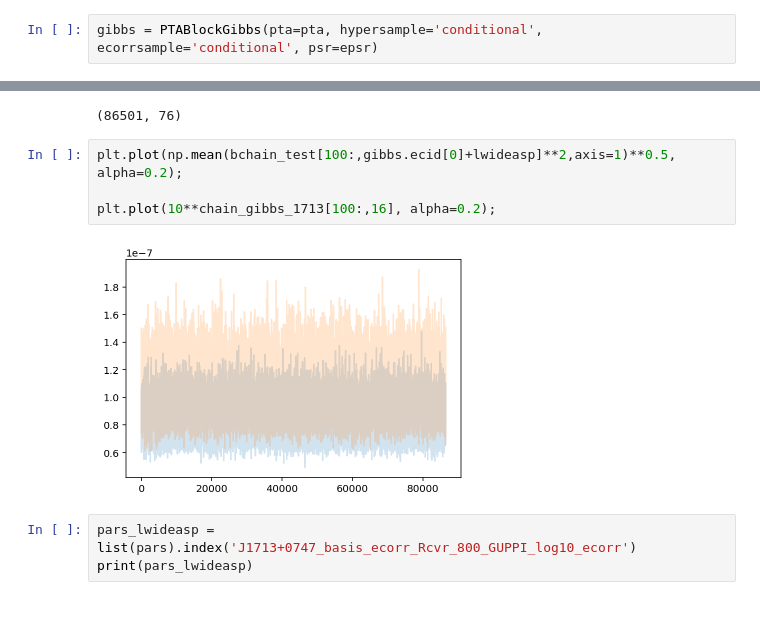
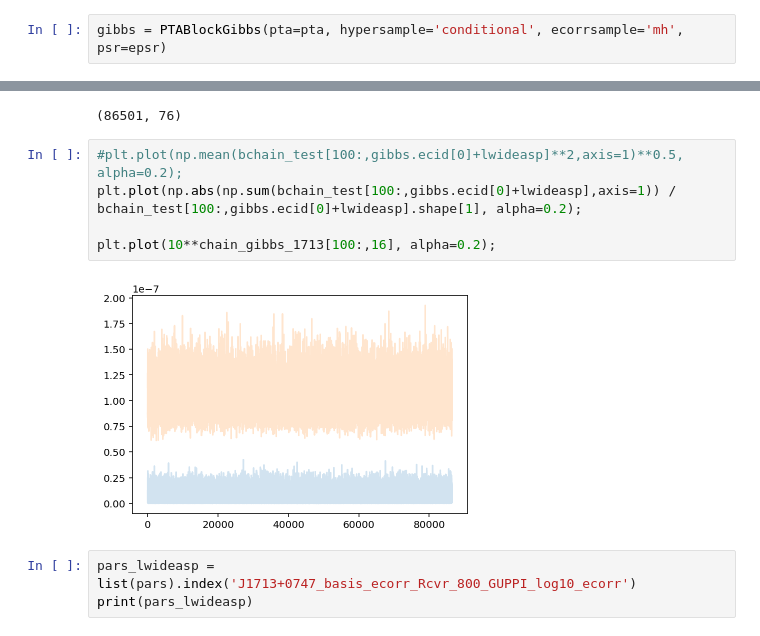
Before and after one commit to stevertaylor/pulsar_timing_gibbsspec, a Jupyter notebook: pta_gibbs_freespec.ipynb, the cells around one changed output, grey strips where cells are left out. Drawn from its saved outputs; the diff is of its cells as text.

```diff
--- a/pta_gibbs_freespec.ipynb
+++ b/pta_gibbs_freespec.ipynb
@@ -791,7 +891,7 @@ pta = model_general([epsr], red_var=False,
                     common_psd='spectrum', common_components=10,
                     select='backend', tm_marg=False)
 # %%
-gibbs = PTABlockGibbs(pta=pta, hypersample='conditional', ecorrsample='conditional', psr=epsr)
+gibbs = PTABlockGibbs(pta=pta, hypersample='conditional', ecorrsample='mh', psr=epsr)
 # %%
 x0 = np.concatenate([p.sample().flatten() for p in gibbs.params])
 # %%
@@ -922,11 +1035,12 @@ bchain_test[100:,gibbs.ecid[0]+lwideasp].shape
 # %% [output]
 (86501, 76)
 # %%
-plt.plot(np.mean(bchain_test[100:,gibbs.ecid[0]+lwideasp]**2,axis=1)**0.5, alpha=0.2);
+#plt.plot(np.mean(bchain_test[100:,gibbs.ecid[0]+lwideasp]**2,axis=1)**0.5, alpha=0.2);
+plt.plot(np.abs(np.sum(bchain_test[100:,gibbs.ecid[0]+lwideasp],axis=1)) / bchain_test[100:,gibbs.ecid[0]+lwideasp].shape[1], alpha=0.2);
 
 plt.plot(10**chain_gibbs_1713[100:,16], alpha=0.2);
 # %% [output]
-[figure, old version]
+[figure, new version]
 # %%
 pars_lwideasp = list(pars).index('J1713+0747_basis_ecorr_Rcvr_800_GUPPI_log10_ecorr')
 print(pars_lwideasp)
```
Also changed, not shown: parts of 9 cells of this notebook, 1 other file.
